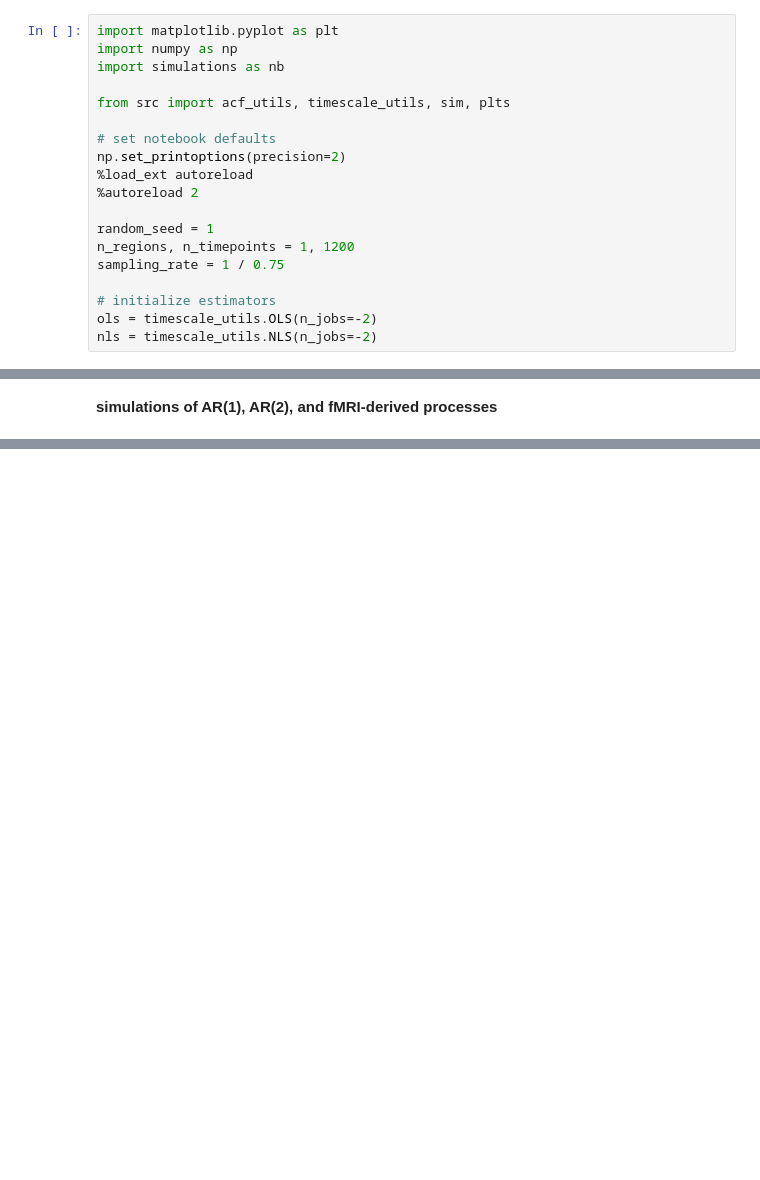
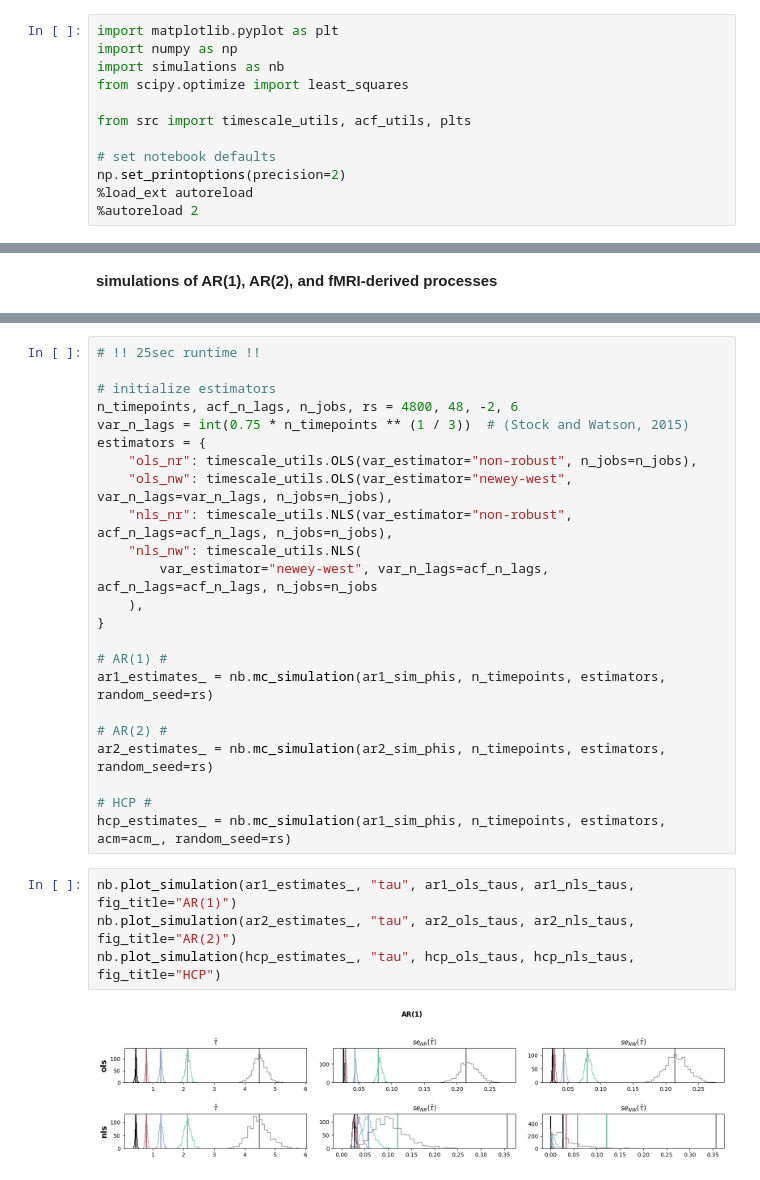
Before and after one commit to griegner/fmri-timescales, a Jupyter notebook: examples/simulations.ipynb, the cells around one changed output, grey strips where cells are left out. Saved outputs shown, nothing was run; the diff lists cells and outputs as text; blank space fills up the shorter version.

```diff
--- a/examples/simulations.ipynb
+++ b/examples/simulations.ipynb
@@ -2,18 +2,11 @@
 import matplotlib.pyplot as plt
 import numpy as np
 import simulations as nb
+from scipy.optimize import least_squares
 
-from src import acf_utils, timescale_utils, sim, plts
+from src import timescale_utils, acf_utils, plts
 
 # set notebook defaults
 np.set_printoptions(precision=2)
 %load_ext autoreload
 %autoreload 2
-
-random_seed = 1
-n_regions, n_timepoints = 1, 1200
-sampling_rate = 1 / 0.75
-
-# initialize estimators
-ols = timescale_utils.OLS(n_jobs=-2)
-nls = timescale_utils.NLS(n_jobs=-2)
@@ -55,0 +68,29 @@ hcp_exp_taus = np.array([0.45659, 1.16799, 2.81284, 3.17746, 4.86025])  # exp(-k
+# %%
+# !! 25sec runtime !!
+
+# initialize estimators
+n_timepoints, acf_n_lags, n_jobs, rs = 4800, 48, -2, 6
+var_n_lags = int(0.75 * n_timepoints ** (1 / 3))  # (Stock and Watson, 2015)
+estimators = {
+    "ols_nr": timescale_utils.OLS(var_estimator="non-robust", n_jobs=n_jobs),
+    "ols_nw": timescale_utils.OLS(var_estimator="newey-west", var_n_lags=var_n_lags, n_jobs=n_jobs),
+    "nls_nr": timescale_utils.NLS(var_estimator="non-robust", acf_n_lags=acf_n_lags, n_jobs=n_jobs),
+    "nls_nw": timescale_utils.NLS(
+        var_estimator="newey-west", var_n_lags=acf_n_lags, acf_n_lags=acf_n_lags, n_jobs=n_jobs
+    ),
+}
+
+# AR(1) #
+ar1_estimates_ = nb.mc_simulation(ar1_sim_phis, n_timepoints, estimators, random_seed=rs)
+
+# AR(2) #
+ar2_estimates_ = nb.mc_simulation(ar2_sim_phis, n_timepoints, estimators, random_seed=rs)
+
+# HCP #
+hcp_estimates_ = nb.mc_simulation(ar1_sim_phis, n_timepoints, estimators, acm=acm_, random_seed=rs)
+# %%
+nb.plot_simulation(ar1_estimates_, "tau", ar1_ols_taus, ar1_nls_taus, fig_title="AR(1)")
+nb.plot_simulation(ar2_estimates_, "tau", ar2_ols_taus, ar2_nls_taus, fig_title="AR(2)")
+nb.plot_simulation(hcp_estimates_, "tau", hcp_ols_taus, hcp_nls_taus, fig_title="HCP")
+# %% [output]
+[figure, added]
```
Also changed, not shown: parts of 7 cells of this notebook, 2 other files.
